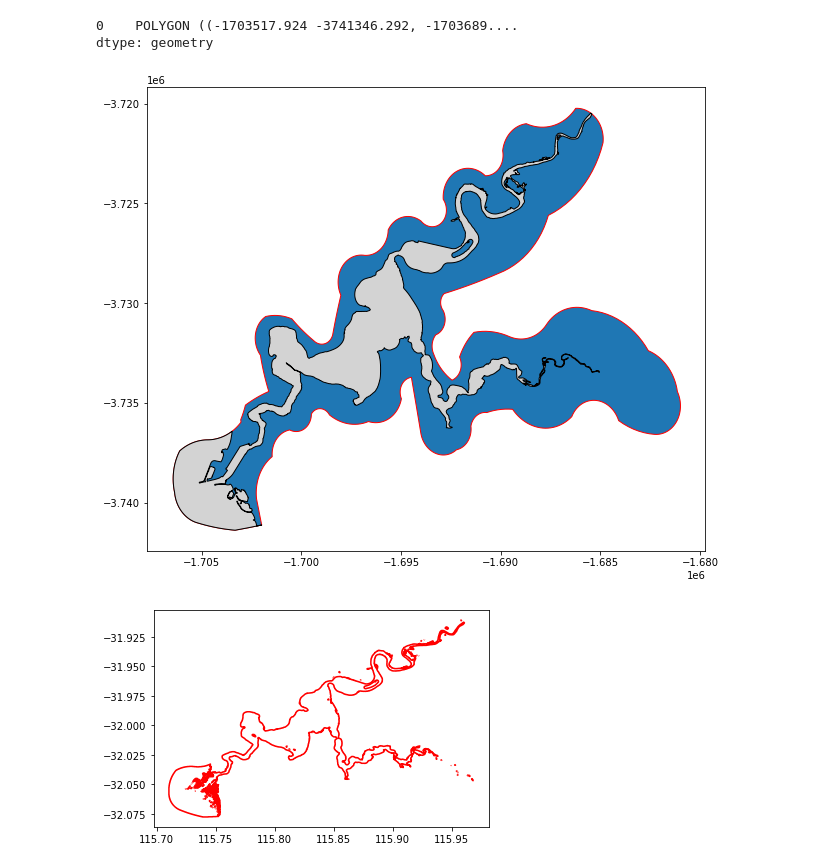
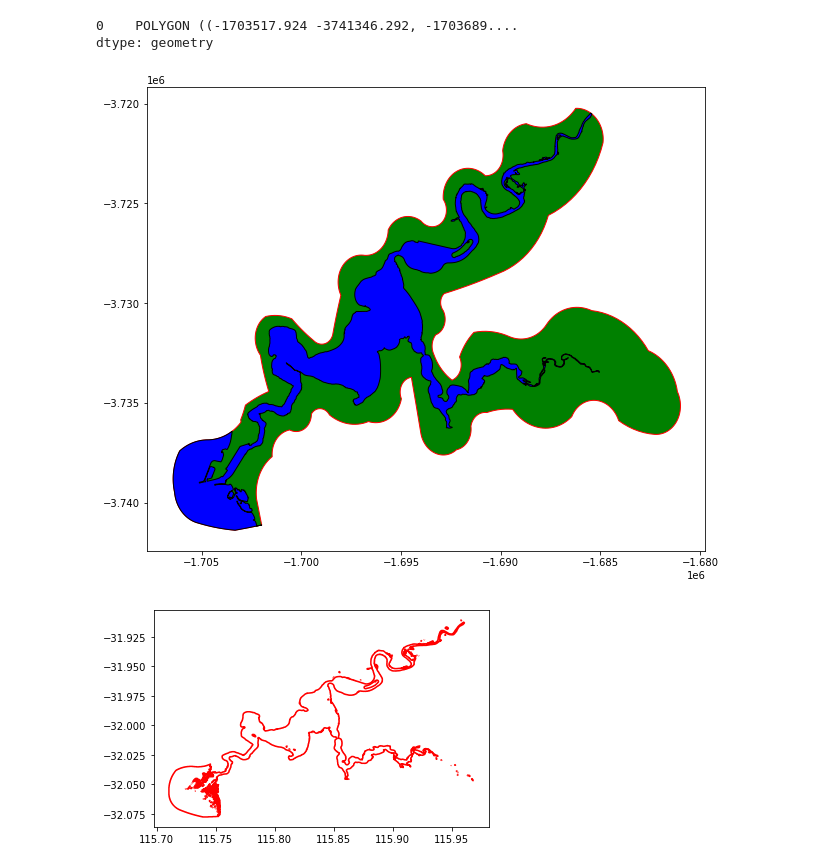
Before and after one commit to ivicajan/OCSmesh_sandpit, a Jupyter notebook: sandpit.ipynb, the cells around one changed output. Drawn from its saved outputs; the diff is of its cells as text; code cells hidden in the pictures.

Commit message:
changed notebook
Changed color for region of interest to have: land green, ocean blue

```diff
--- a/sandpit.ipynb
+++ b/sandpit.ipynb
@@ -79,10 +79,10 @@ domain
 dtype: geometry
 # %%
 fig, ax = plt.subplots(1, 1, figsize=(10, 10))
-roim.plot(ax=ax, color=None, edgecolor='red')
-domain.plot(ax=ax, color='lightgray', edgecolor='black');
+roim.plot(ax=ax, color='green', edgecolor='red')
+domain.plot(ax=ax, color='blue', edgecolor='black');
 # %% [output]
-[figure, old version]
+[figure, new version]
 # %%
 #domain.to_file('geometry.shp')
 # %%
```
